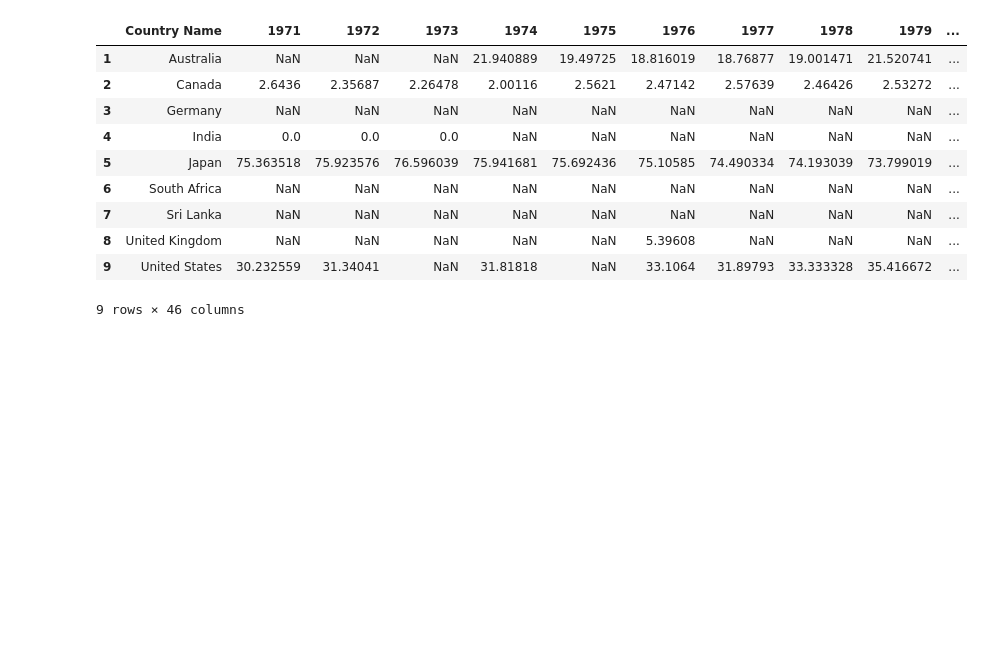
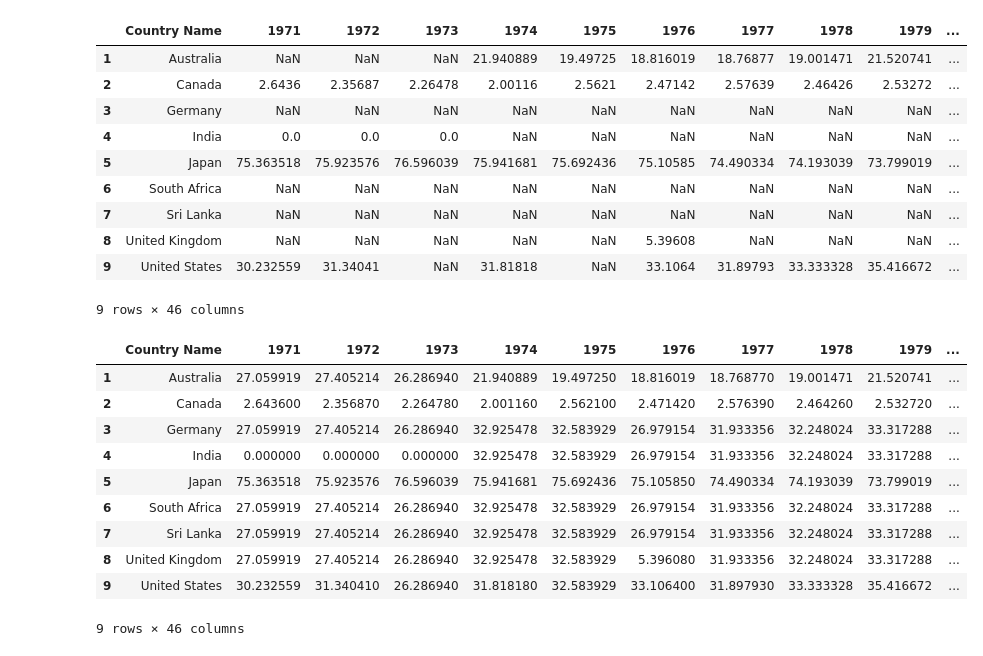
Before and after one commit to Keshav1506/World-Bank-Global-Education-Analysis, a Jupyter notebook: WorldBankEDA.ipynb, the cells around one changed output. Saved outputs shown, nothing was run; the diff lists cells and outputs as text; code cells hidden in the pictures; blank space fills up the shorter version.

```diff
--- a/WorldBankEDA.ipynb
+++ b/WorldBankEDA.ipynb
@@ -423,3 +445,24 @@ Percentage of enrolment in pre-primary education in private institutions (%)
 | 8 | United Kingdom | NaN | NaN | NaN | NaN | NaN | 5.39608 | NaN | NaN | NaN | ... |
 | 9 | United States | 30.232559 | 31.34041 | NaN | 31.81818 | NaN | 33.1064 | 31.89793 | 33.333328 | 35.416672 | ... |
 9 rows × 46 columns
+# %%
+# Now, we need to replace 'NaN' values from the matrix. Here we are using a column mean to fill null values
+# since average of values provide a better estimation for the type of data we have in a row wise matrix.
+# Also we are selecting limited number of columns for analysis so the repetative mean values won't affect
+# much of our visualization.
+Indicator2.fillna(Indicator2.mean(), inplace = True)
+
+# Displaying cleaned matrix.
+Indicator2
+# %% [output]
+|  | Country Name | 1971 | 1972 | 1973 | 1974 | 1975 | 1976 | 1977 | 1978 | 1979 | ... |
+| 1 | Australia | 27.059919 | 27.405214 | 26.286940 | 21.940889 | 19.497250 | 18.816019 | 18.768770 | 19.001471 | 21.520741 | ... |
+| 2 | Canada | 2.643600 | 2.356870 | 2.264780 | 2.001160 | 2.562100 | 2.471420 | 2.576390 | 2.464260 | 2.532720 | ... |
+| 3 | Germany | 27.059919 | 27.405214 | 26.286940 | 32.925478 | 32.583929 | 26.979154 | 31.933356 | 32.248024 | 33.317288 | ... |
+| 4 | India | 0.000000 | 0.000000 | 0.000000 | 32.925478 | 32.583929 | 26.979154 | 31.933356 | 32.248024 | 33.317288 | ... |
+| 5 | Japan | 75.363518 | 75.923576 | 76.596039 | 75.941681 | 75.692436 | 75.105850 | 74.490334 | 74.193039 | 73.799019 | ... |
+| 6 | South Africa | 27.059919 | 27.405214 | 26.286940 | 32.925478 | 32.583929 | 26.979154 | 31.933356 | 32.248024 | 33.317288 | ... |
+| 7 | Sri Lanka | 27.059919 | 27.405214 | 26.286940 | 32.925478 | 32.583929 | 26.979154 | 31.933356 | 32.248024 | 33.317288 | ... |
+| 8 | United Kingdom | 27.059919 | 27.405214 | 26.286940 | 32.925478 | 32.583929 | 5.396080 | 31.933356 | 32.248024 | 33.317288 | ... |
+| 9 | United States | 30.232559 | 31.340410 | 26.286940 | 31.818180 | 32.583929 | 33.106400 | 31.897930 | 33.333328 | 35.416672 | ... |
+9 rows × 46 columns
```
Also changed, not shown: parts of 33 cells of this notebook.
